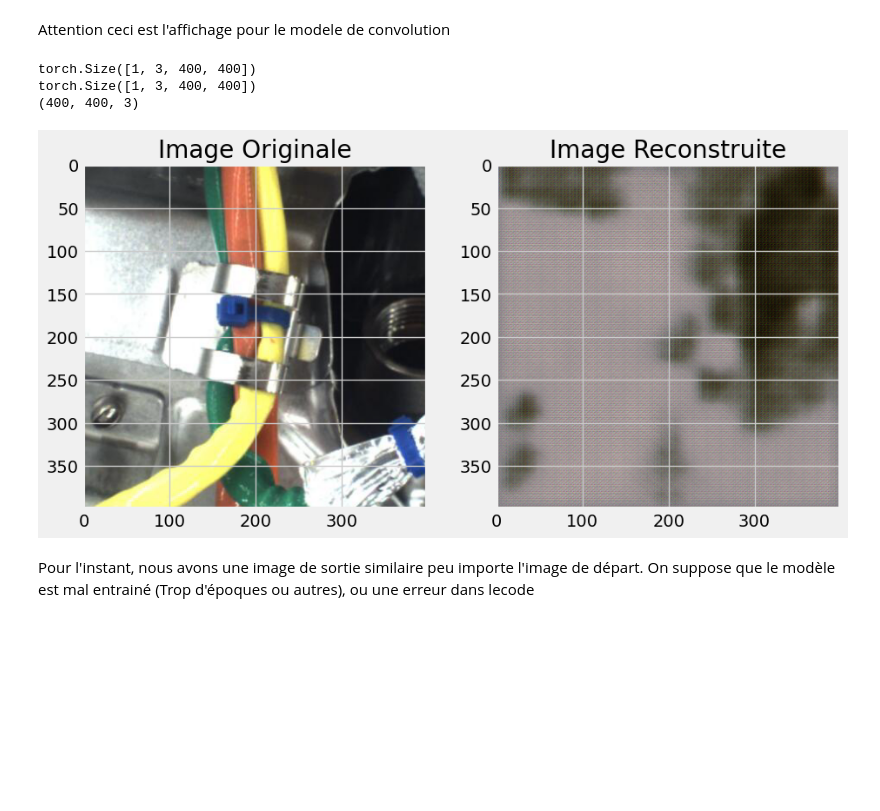
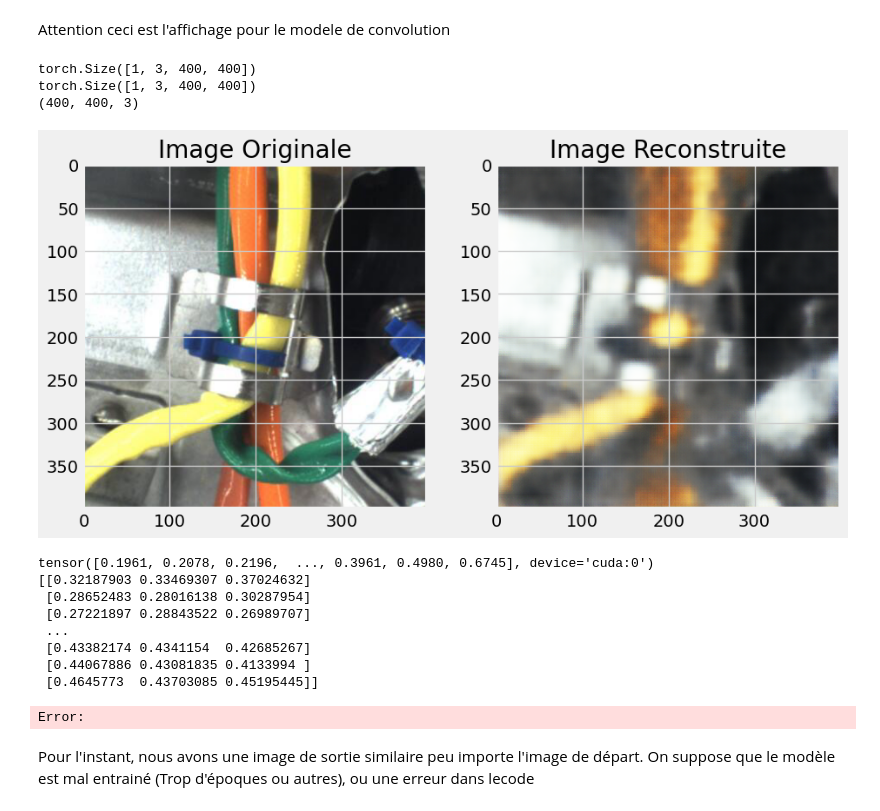
Before and after one commit to Rulienn/Detection-d-anomalie, a Jupyter notebook: JulienNoteBook.ipynb, the cells around one changed output. Saved outputs shown, nothing was run; the diff lists cells and outputs as text; code cells hidden in the pictures; blank space fills up the shorter version.

```diff
--- a/JulienNoteBook.ipynb
+++ b/JulienNoteBook.ipynb
@@ -144,6 +144,7 @@ class AE_CNN(torch.nn.Module):
 # %%
 torch.cuda.is_available()
 
-device = torch.device("cpu") #torch.device("cuda" if torch.cuda.is_available() else "cpu")
+device = torch.device("cuda" if torch.cuda.is_available() else "cpu")
+#torch.device("cpu")
 print(device)
 # %% [output]
@@ -286,35 +292,47 @@ RuntimeError: Expected 3D (unbatched) or 4D (batched) input to conv2d, but got i
 Attention ceci est l'affichage pour le modele de convolution
 # %%
 # Convertir l'image en tenseur
-number = 50
+number = 100
 
-image_tensor = torch.tensor(images_conv[number, :,:,:], dtype=torch.float32).permute(2,0,1).reshape(1,3,400,400)
+image_tensor = torch.tensor(images_conv[number, :,:,:], dtype=torch.float32).cuda().permute(2,0,1).reshape(1,3,400,400)
 print(image_tensor.shape)
 # Passer l'image à travers le modèle pour obtenir la reconstruction
 model.eval()  # Passer le modèle en mode évaluation
 with torch.no_grad():
     reconstructed_image = model(image_tensor)
 
 # Remettre en forme et afficher l'image originale et la reconstruction
 original_image = images_conv[number, :,:,:]
 print(reconstructed_image.shape)
-reconstructed_image = reconstructed_image.squeeze(0).permute(1,2,0).numpy()
+reconstructed_image = reconstructed_image.cpu().squeeze(0).permute(1,2,0).numpy()
 
 print(reconstructed_image.shape)
 plt.figure(figsize=(10, 5))
 plt.subplot(1, 2, 1)
 plt.title('Image Originale')
 plt.imshow(original_image)
 
 plt.subplot(1, 2, 2)
 plt.title('Image Reconstruite')
 plt.imshow(reconstructed_image)
 
 plt.show()
+
+print(images_tensor[3])
+print(reconstructed_image[3])
 # %% [output]
 torch.Size([1, 3, 400, 400])
 torch.Size([1, 3, 400, 400])
 (400, 400, 3)
-[figure, old version]
+[figure, new version]
+tensor([0.1961, 0.2078, 0.2196,  ..., 0.3961, 0.4980, 0.6745], device='cuda:0')
+[[0.32187903 0.33469307 0.37024632]
+ [0.28652483 0.28016138 0.30287954]
+ [0.27221897 0.28843522 0.26989707]
+ ...
+ [0.43382174 0.4341154  0.42685267]
+ [0.44067886 0.43081835 0.4133994 ]
+ [0.4645773  0.43703085 0.45195445]]
+Error:
 # %% [markdown]
 Pour l'instant, nous avons une image de sortie similaire peu importe l'image de départ. On suppose que le modèle est mal entrainé (Trop d'époques ou autres), ou une erreur dans lecode
```
Also changed, not shown: parts of 5 cells of this notebook.
